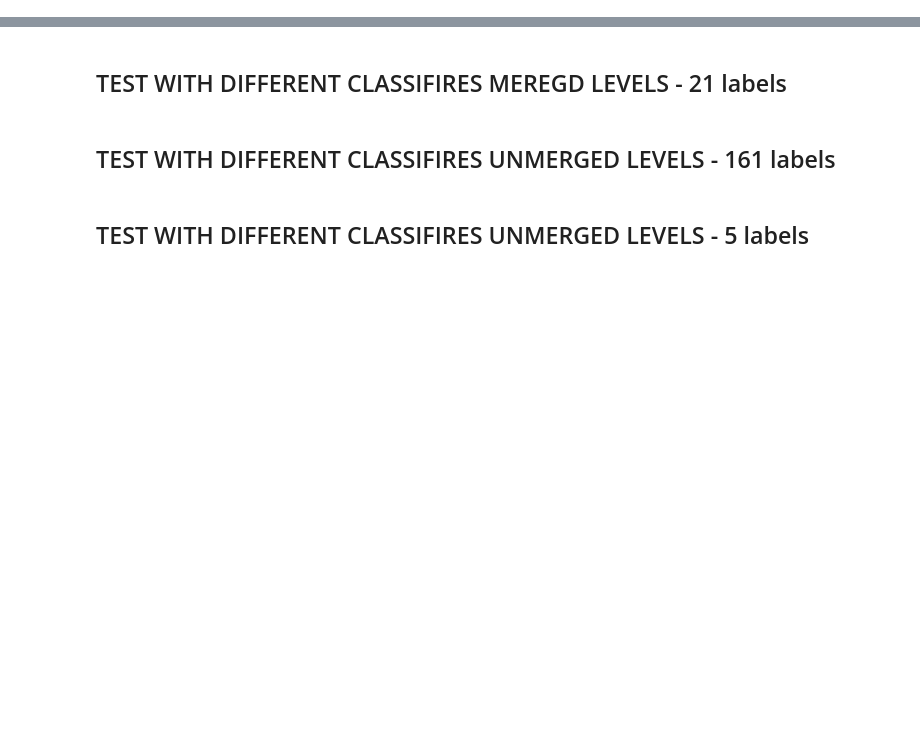
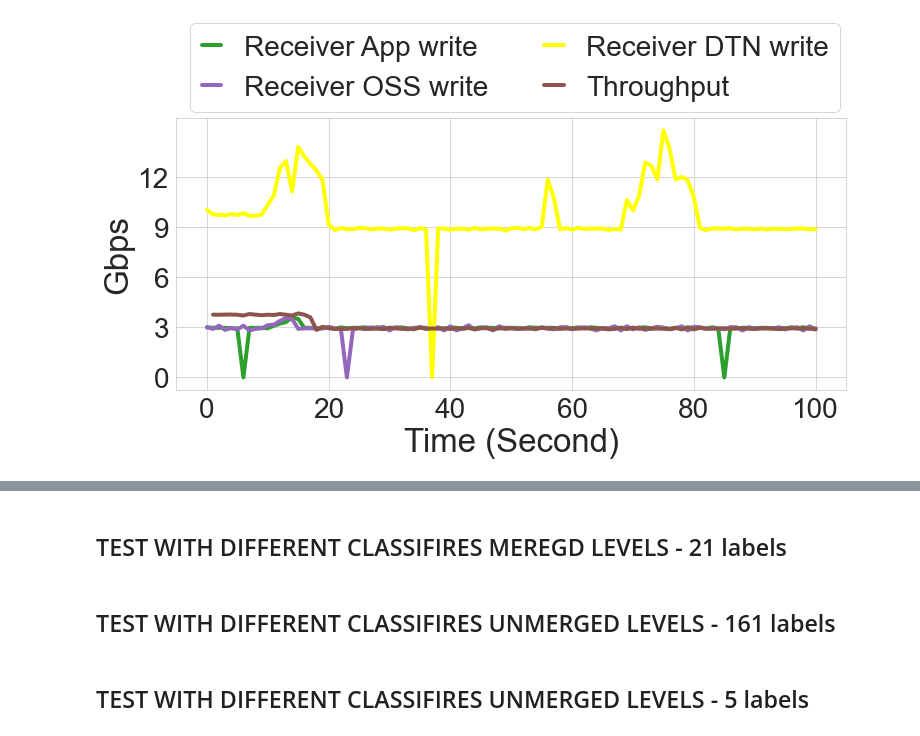
Before and after one commit to EhsanSaZ/BottleneckDetection, a Jupyter notebook: prototype/bottleneck_3.ipynb, the cells around one changed output, grey strips where cells are left out. Drawn from its saved outputs; the diff is of its cells as text; code cells hidden in the pictures; blank space fills up the shorter version.

```diff
--- a/prototype/bottleneck_3.ipynb
+++ b/prototype/bottleneck_3.ipynb
@@ -368,0 +236,14 @@ KeyError: 'sender_dtn_read_bytes'
+# %%
+
+# create_chart(time_range, step, MB_size, df_chosen_label_81, title="Write Congestion on receiver DTN and OSS")
+metrics_to_draw = {
+                   'receiver_write_bytes': {"label":'Receiver App write', "color": 'tab:green'},
+                   'receiver_remote_ost_write_bytes': {"label":'Receiver OSS write', "color": 'tab:purple'},
+                   'receiver_dtn_write_bytes': {"label":'Receiver DTN write', "color": 'yellow'},
+                   'Differences of Last value of write_bytes_io': {"label":'Throughput', "color": 'tab:brown'},
+                   }
+# Write Congestion on receiver DTN ONLY
+create_chart(time_range, step, MB_size, df_chosen_label_108, title="", metrics_to_label=metrics_to_draw, bbox_to_anchor=(0, 1.4), show_legend=True)
+# plt.savefig("./congestions_data/Receiver DTN only write.pdf", bbox_inches='tight')
+# %% [output]
+[figure, added]
```
Also changed, not shown: parts of 14 cells of this notebook.
